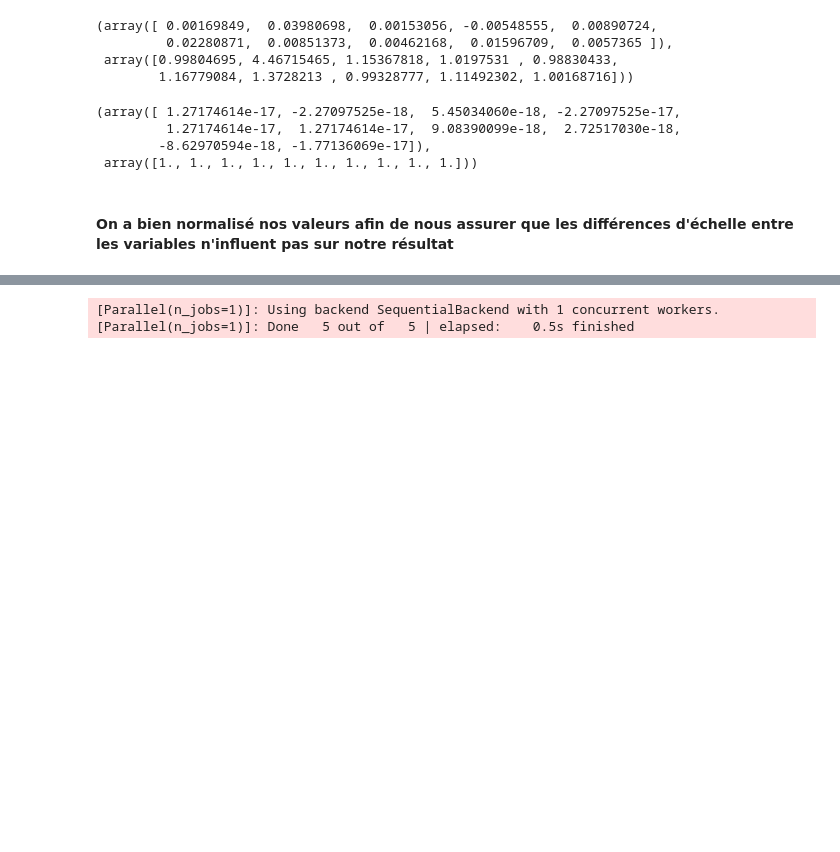
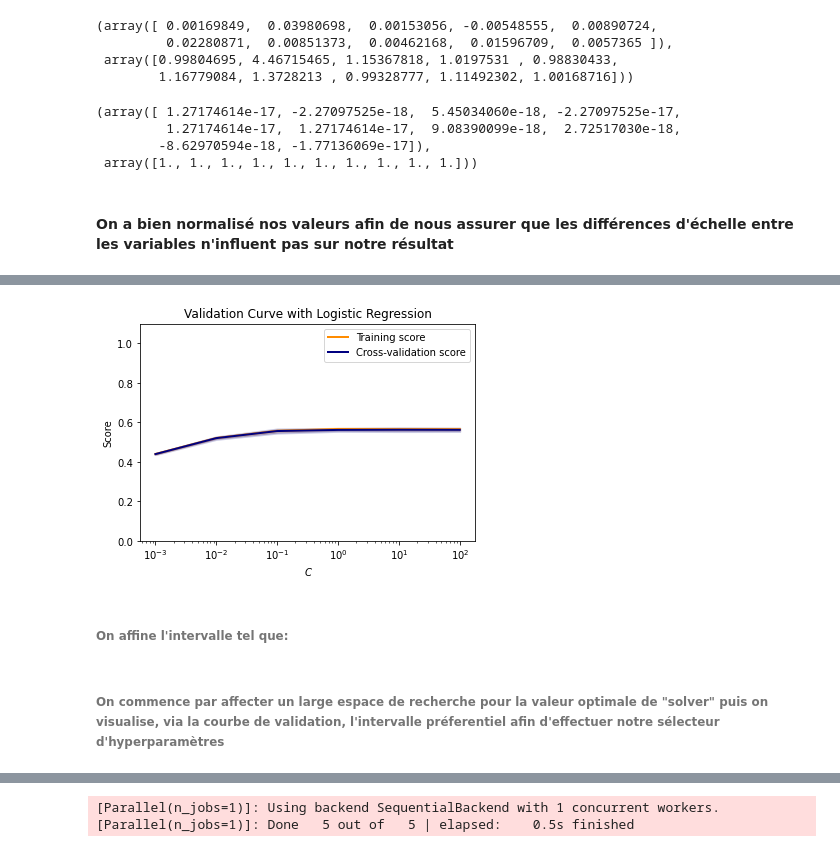
Before and after one commit to QuentinGABOT/Projet-Python, a Jupyter notebook: Projet Python.ipynb, the cells around one changed output, grey strips where cells are left out. Saved outputs shown, nothing was run; the diff lists cells and outputs as text; code cells hidden in the pictures; blank space fills up the shorter version.

```diff
--- a/Projet Python.ipynb
+++ b/Projet Python.ipynb
@@ -92,8 +94,8 @@ Index(['F1', 'F2', 'F3', 'F4', 'F5', 'F6', 'F7', 'F8', 'F9', 'F10', 'class'], dt
 # %% [markdown]
 #### On split le dataset en détachant la variable de prédiction afin de bien différencier X et Y
 # %%
-y = database['class']
-x = database.drop('class', axis = 1)
+y = database[target]
+x = database.drop(target, axis = 1)
 x_train, x_test, y_train, y_test = train_test_split(x, y, random_state = 0)
 # %% [markdown]
 # Preprocessing
@@ -157,0 +178,2 @@ def train_model(model, params, X, y):
+# %%
+lr_model = LogisticRegression()
@@ -157,0 +191,4 @@ def train_model(model, params, X, y):
+# %%
+C_range = np.logspace(-3, 2, 6)
+solver_range = ['newton-cg', 'sag', 'saga', 'lbfgs']
+max_iter_range = np.arange(1, 1000, 100)
@@ -157,0 +197,10 @@ def train_model(model, params, X, y):
+# %%
+lr_C_train_score, lr_C_test_score = validation_curve(lr_model, x_train, y_train,
+                       'C', C_range,
+                       verbose=1)
+
+lr_C_train_score_mean = np.mean(lr_C_train_score, axis=1)
+lr_C_train_score_std = np.std(lr_C_train_score, axis=1)
+
+lr_C_test_score_mean = np.mean(lr_C_test_score, axis=1)
+lr_C_test_score_std = np.std(lr_C_test_score, axis=1)
@@ -157,0 +225,22 @@ def train_model(model, params, X, y):
+# %%
+plt.title("Validation Curve with Logistic Regression")
+plt.xlabel(r"$\ C$")
+plt.ylabel("Score")
+plt.ylim(0.0, 1.1)
+lw = 2
+plt.semilogx(C_range, lr_C_train_score_mean, label="Training score",
+             color="darkorange", lw=lw)
+plt.fill_between(C_range, lr_C_train_score_mean - lr_C_train_score_std,
+                 lr_C_train_score_mean + lr_C_train_score_std, alpha=0.2,
+                 color="darkorange", lw=lw)
+plt.semilogx(C_range, lr_C_test_score_mean, label="Cross-validation score",
+             color="navy", lw=lw)
+plt.fill_between(C_range, lr_C_test_score_mean - lr_C_test_score_std,
+                 lr_C_test_score_mean + lr_C_test_score_std, alpha=0.2,
+                 color="navy", lw=lw)
+plt.legend(loc="best")
+plt.show()
+# %% [output]
+[figure, added]
+# %% [markdown]
+###### On affine l'intervalle tel que:
@@ -157,0 +249,2 @@ def train_model(model, params, X, y):
+# %% [markdown]
+###### On commence par affecter un large espace de recherche pour la valeur optimale de "solver" puis on visualise, via la courbe de validation, l'intervalle préferentiel afin d'effectuer notre sélecteur d'hyperparamètres
```
Also changed, not shown: parts of 101 cells of this notebook.
